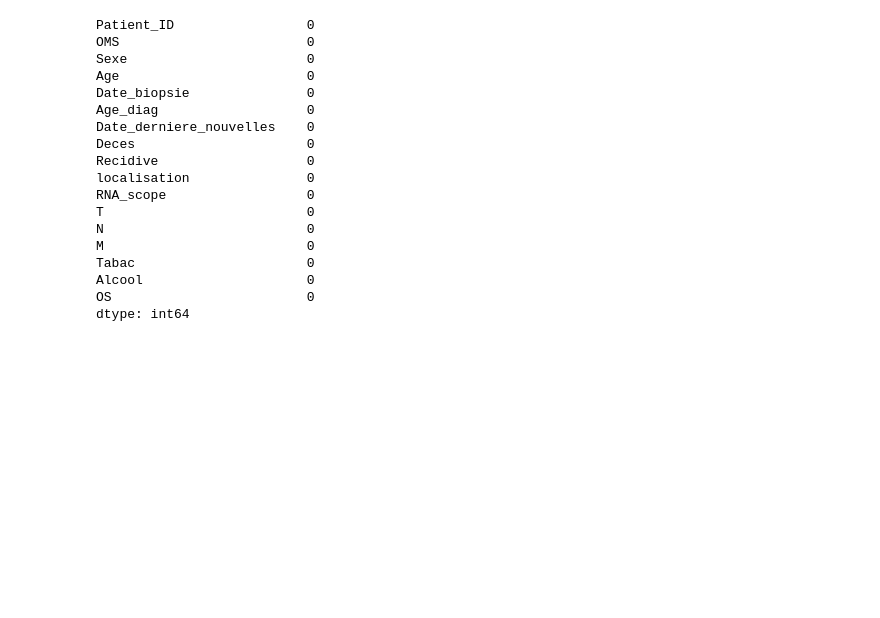
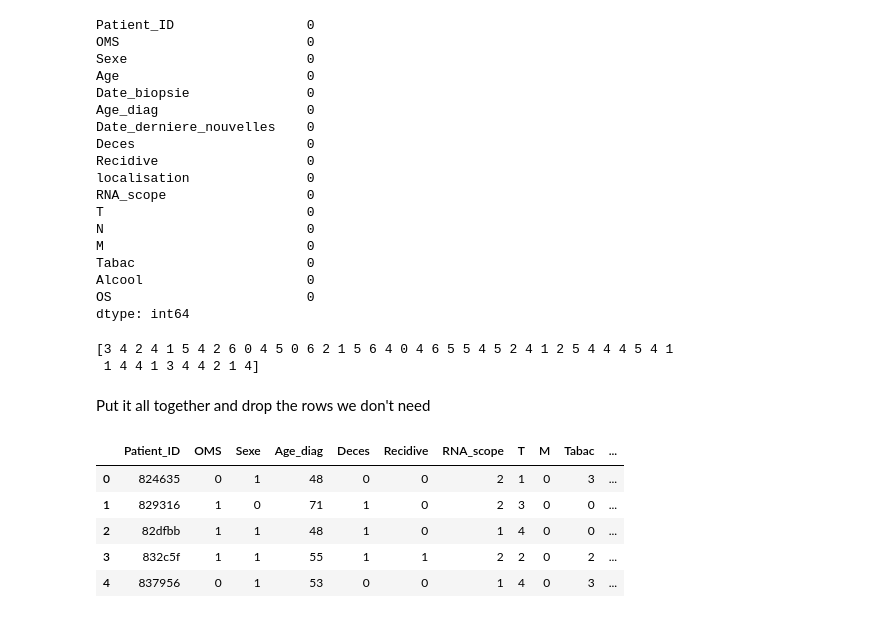
Before and after one commit to OmarOsman/ORLIAn-Source-Code, a Jupyter notebook: ORLIA.ipynb, the cells around one changed output. Cells and saved outputs as stored; diff of their text form; code cells hidden in the pictures; blank space fills up the shorter version.

```diff
--- a/ORLIA.ipynb
+++ b/ORLIA.ipynb
@@ -98,0 +78,3 @@ train_df.head()
+# %%
+lastVisitDF = pd.to_datetime(train_df['Date_derniere_nouvelles']).apply(lambda x : (cur - x)  )
+lastVisitDF.head()
@@ -117,3 +106,37 @@ Tabac                      0
 Alcool                     0
 OS                         0
 dtype: int64
+# %%
+# Category encoding for categories
+le = preprocessing.LabelEncoder()
+NewNDF = le.fit_transform(train_df['N'])
+print(NewNDF)
+# %% [output]
+[3 4 2 4 1 5 4 2 6 0 4 5 0 6 2 1 5 6 4 0 4 6 5 5 4 5 2 4 1 2 5 4 4 4 5 4 1
+ 1 4 4 1 3 4 4 2 1 4]
+# %% [markdown]
+Put it all together and drop the rows we don't need
+# %%
+train_df_mod = train_df
+# %%
+train_df_mod['biopsieDF'] = biopsieDF
+train_df_mod['agedDF'] = agedDF
+train_df_mod['lastVisitDF'] = lastVisitDF
+train_df_mod['cat_N'] = NewNDF
+
+train_df_mod.drop('Date_biopsie', axis=1, inplace=True)
+train_df_mod.drop('Date_derniere_nouvelles', axis=1, inplace=True)
+train_df_mod.drop('Age', axis=1, inplace=True)
+
+# We can drop localisation since they're all the same
+train_df_mod.drop('localisation', axis=1, inplace=True)
+train_df_mod.drop('N', axis=1, inplace=True)
+# %%
+train_df_mod.head()
+# %% [output]
+|  | Patient_ID | OMS | Sexe | Age_diag | Deces | Recidive | RNA_scope | T | M | Tabac | ... |
+| 0 | 824635 | 0 | 1 | 48 | 0 | 0 | 2 | 1 | 0 | 3 | ... |
+| 1 | 829316 | 1 | 0 | 71 | 1 | 0 | 2 | 3 | 0 | 0 | ... |
+| 2 | 82dfbb | 1 | 1 | 48 | 1 | 0 | 1 | 4 | 0 | 0 | ... |
+| 3 | 832c5f | 1 | 1 | 55 | 1 | 1 | 2 | 2 | 0 | 2 | ... |
+| 4 | 837956 | 0 | 1 | 53 | 0 | 0 | 1 | 4 | 0 | 3 | ... |
```
Also changed, not shown: parts of 20 cells of this notebook.
